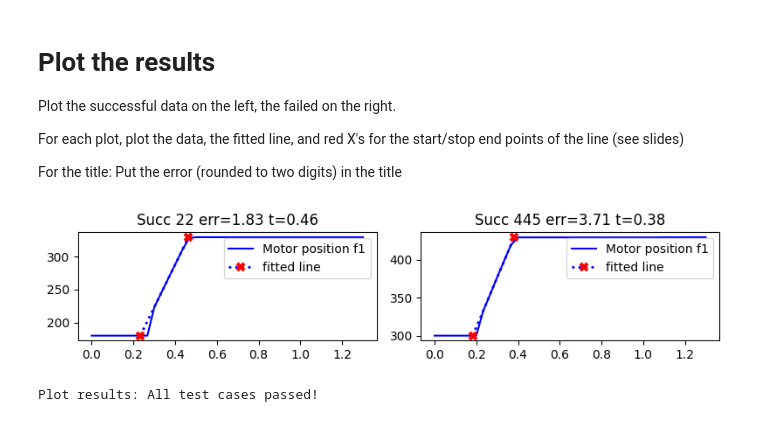
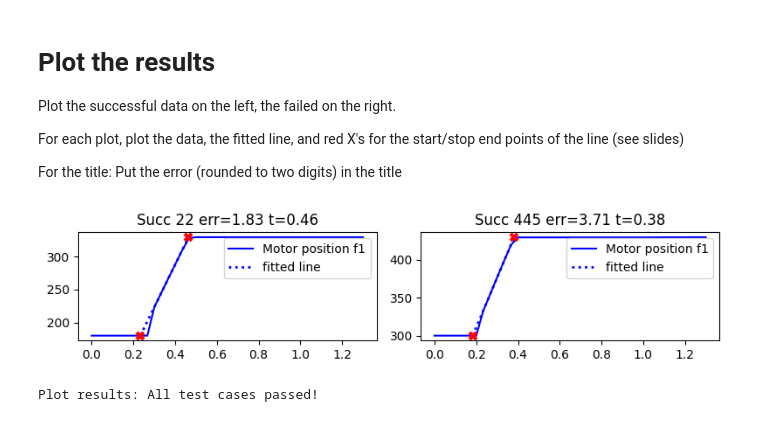
Before and after one commit to JPizzleDrizzle/JPIntroPythonProgramming, a Jupyter notebook: Week_4_fitting/lec_act_4_fitting.ipynb, the cells around one changed output. Saved outputs shown, nothing was run; the diff lists cells and outputs as text; code cells hidden in the pictures.

```diff
--- a/Week_4_fitting/lec_act_4_fitting.ipynb
+++ b/Week_4_fitting/lec_act_4_fitting.ipynb
@@ -308,36 +308,40 @@ sy1 = pt_start_successful[1]
 sy2 = pt_end_successful[1]
 
 fx1 = pt_start_failed[0]
 fx2 = pt_end_failed[0]
 fy1 = pt_start_failed[1]
 fy2 = pt_end_failed[1]
 
 """
 suc_slope = (sy2 - sy1) / (sx2 - sx1)
 suc_intercept = sy1 - suc_slope * sx1
 suc_x_fit = np.linspace(sx1, sx2, 100)
 suc_y_fit = suc_slope * suc_x_fit + suc_intercept
 
 """
 suc_x_fit = [sx1, sx2]
 suc_y_fit = [sy1, sy2]
 fail_x_fit = [fx1, fx2]
 fail_y_fit = [fy1, fy2]
 
 axs2[0].plot(ts, data_all[successful_index], color="blue", label="Motor position f1")
-axs2[0].plot(suc_x_fit, suc_y_fit, color="blue", linestyle="dotted", linewidth=2, marker="x", mew=3, markeredgecolor="red", label="fitted line")
+axs2[0].plot(suc_x_fit, suc_y_fit, color="blue", linestyle="dotted", linewidth=2, label="fitted line")
+axs2[0].plot(sx1, sy1, marker="x", mew=3, markeredgecolor="red")
+axs2[0].plot(sx2, sy2, marker="x", mew=3, markeredgecolor="red")
 axs2[0].set_title("Succ {row} err={err:.3} t={end_t:.2}".format(row=rows_to_use[0], err=err_successful, end_t=pt_end_successful[0]))
 axs2[0].legend(loc="upper right")
 
 axs2[1].plot(ts, data_all[unsuccessful_index], color="blue", label="Motor position f1")
 axs2[1].set_title("Succ {row} err={err:.3} t={end_t:.2}".format(row=rows_to_use[1], err=err_failed, end_t=pt_end_failed[0]))
-axs2[1].plot(fail_x_fit, fail_y_fit, color="blue", linestyle="dotted", linewidth=2, marker="x", mew=3, markeredgecolor="red", label="fitted line")
+axs2[1].plot(fail_x_fit, fail_y_fit, color="blue", linestyle="dotted", linewidth=2, label="fitted line")
+axs2[1].plot(fx1, fy1, marker="x", mew=3, markeredgecolor="red")
+axs2[1].plot(fx2, fy2, marker="x", mew=3, markeredgecolor="red")
 axs2[1].legend(loc="upper right")
 
 
 plt.tight_layout()
 # %% [output]
-[figure, old version]
+[figure, new version]
 # %%
 grader.check("Plot")
 # %% [output]
```
Also changed, not shown: 1 other file.
